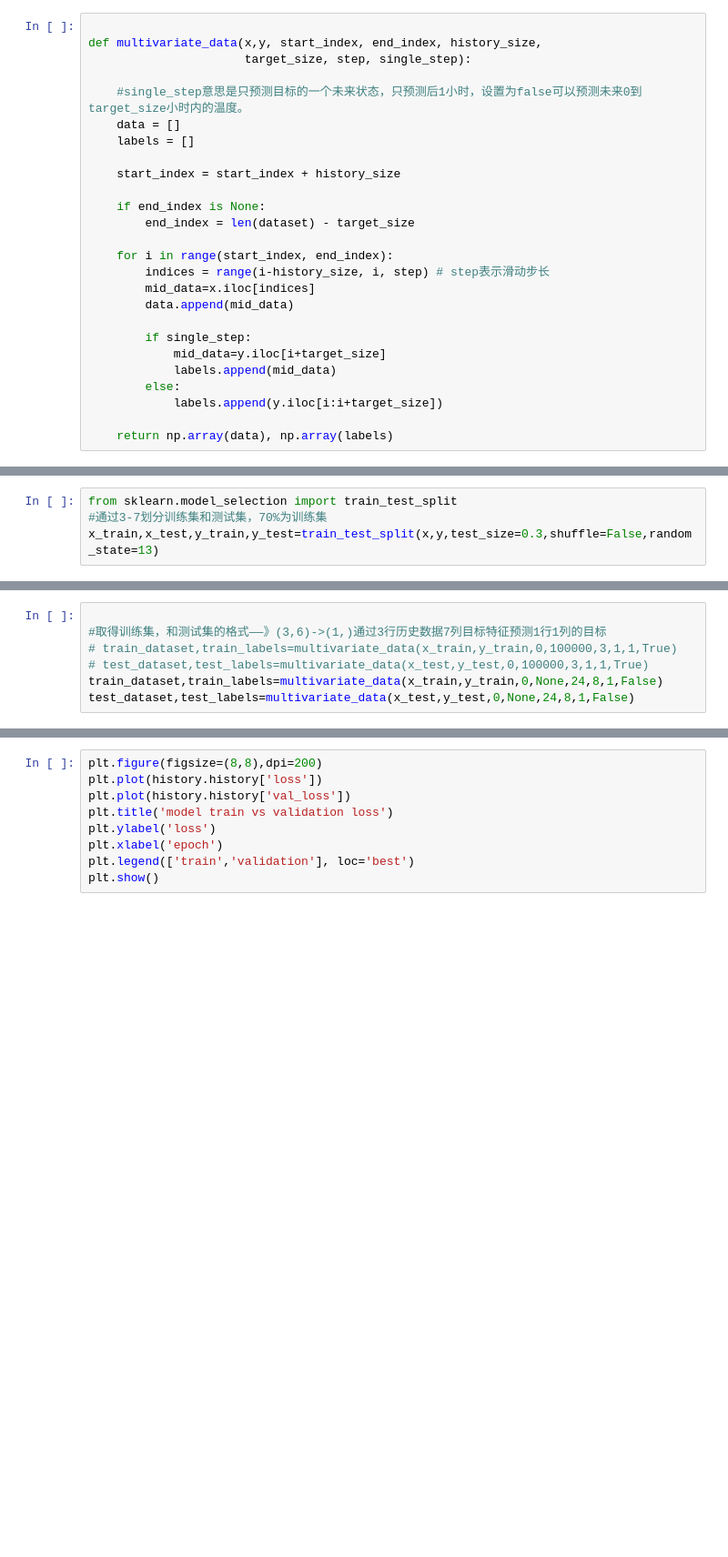
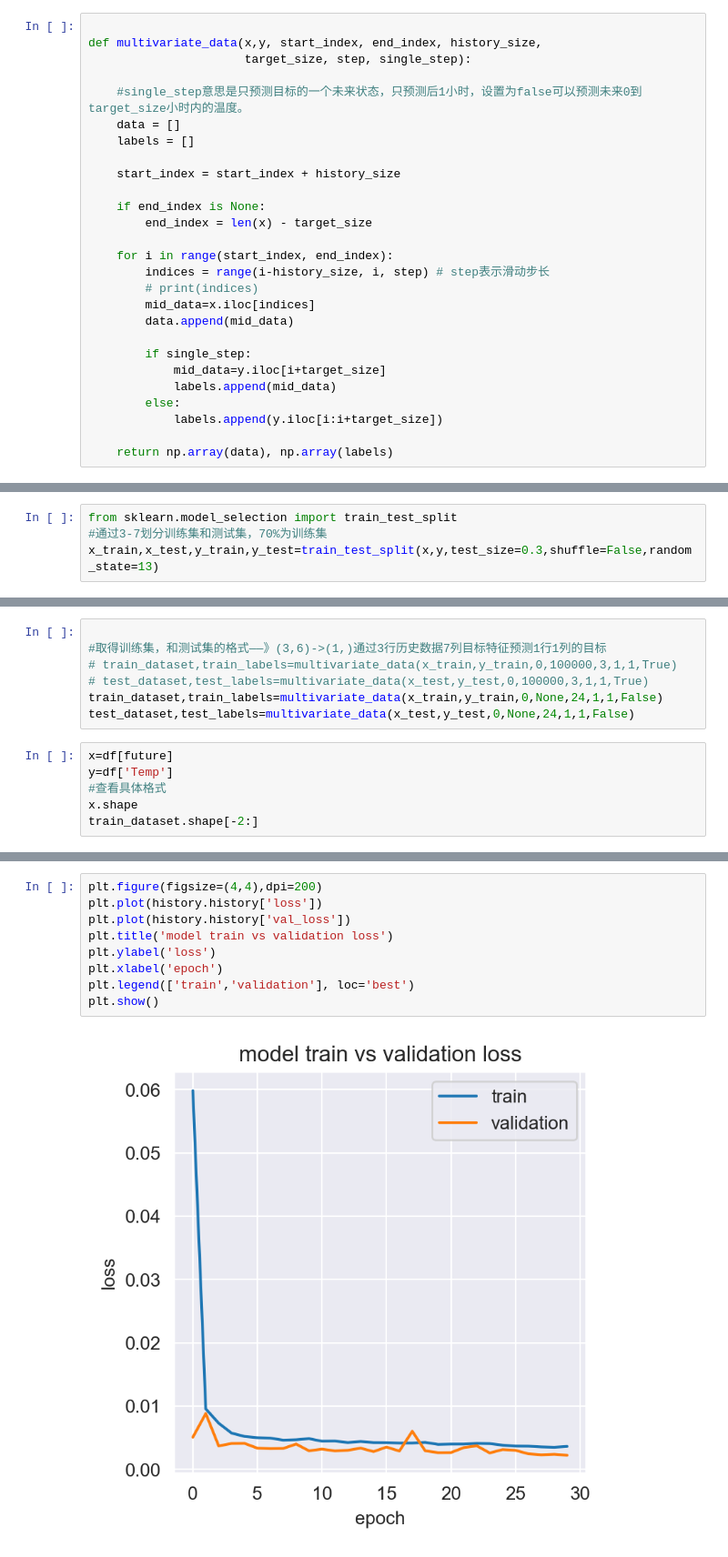
Before and after one commit to Cheese-Bar/Smart-Wardrobe, a Jupyter notebook: temp_prediction/test.ipynb, the cells around one changed output, grey strips where cells are left out. Shown at 91% size. Saved outputs shown, nothing was run; the diff lists cells and outputs as text; blank space fills up the shorter version.

```diff
--- a/temp_prediction/test.ipynb
+++ b/temp_prediction/test.ipynb
@@ -129,10 +119,11 @@ def multivariate_data(x,y, start_index, end_index, history_size,
     start_index = start_index + history_size
 
     if end_index is None:
-        end_index = len(dataset) - target_size
+        end_index = len(x) - target_size
 
     for i in range(start_index, end_index):
         indices = range(i-history_size, i, step) # step表示滑动步长
+        # print(indices)
         mid_data=x.iloc[indices]
         data.append(mid_data)
 
@@ -194,5 +185,11 @@ x_train.shape
 #取得训练集，和测试集的格式——》(3,6)->(1,)通过3行历史数据7列目标特征预测1行1列的目标
 # train_dataset,train_labels=multivariate_data(x_train,y_train,0,100000,3,1,1,True)
 # test_dataset,test_labels=multivariate_data(x_test,y_test,0,100000,3,1,1,True)
-train_dataset,train_labels=multivariate_data(x_train,y_train,0,None,24,8,1,False)
-test_dataset,test_labels=multivariate_data(x_test,y_test,0,None,24,8,1,False)
+train_dataset,train_labels=multivariate_data(x_train,y_train,0,None,24,1,1,False)
+test_dataset,test_labels=multivariate_data(x_test,y_test,0,None,24,1,1,False)
+# %%
+x=df[future]
+y=df['Temp']
+#查看具体格式
+x.shape
+train_dataset.shape[-2:]
@@ -232,9 +254,11 @@ history=model.fit(train_batch_dataset,epochs=30,validation_data=test_batch_datas
 # %%
-plt.figure(figsize=(8,8),dpi=200)
+plt.figure(figsize=(4,4),dpi=200)
 plt.plot(history.history['loss'])
 plt.plot(history.history['val_loss'])
 plt.title('model train vs validation loss')
 plt.ylabel('loss')
 plt.xlabel('epoch')
 plt.legend(['train','validation'], loc='best')
 plt.show()
+# %% [output]
+[figure, added]
```
Also changed, not shown: parts of 14 cells of this notebook, 4 other files.
